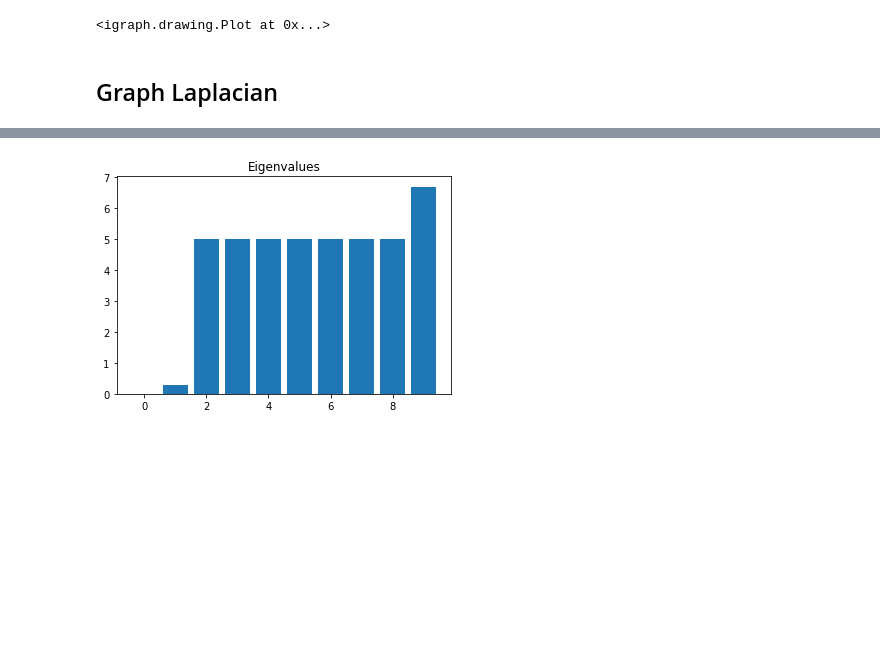
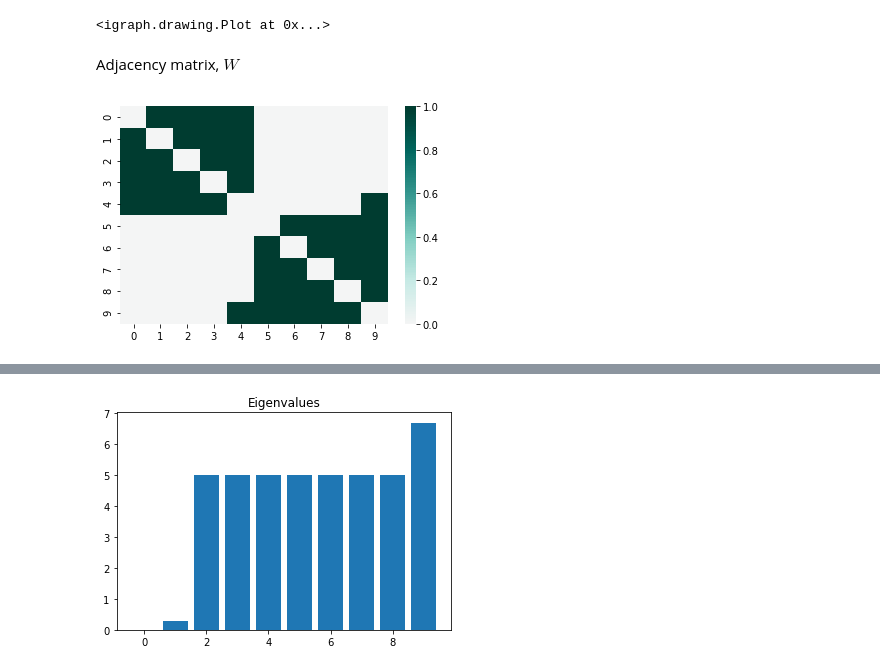
Before and after one commit to JohnReid/Spectral-Graph-Analysis, a Jupyter notebook: Spectral Graph Analysis.ipynb, the cells around one changed output, grey strips where cells are left out. Saved outputs shown, nothing was run; the diff lists cells and outputs as text; code cells hidden in the pictures; blank space fills up the shorter version.

```diff
--- a/Spectral Graph Analysis.ipynb
+++ b/Spectral Graph Analysis.ipynb
@@ -40,5 +41,11 @@ layout = g.layout_auto()
 ig.plot(g, layout = layout)
 # %% [output]
 <igraph.drawing.Plot at 0x...>
-# %% [markdown]
-## Graph Laplacian
+# %% [markdown]
+Adjacency matrix, $W$
+# %%
+fig, ax = plt.subplots()
+type(g.get_adjacency().data)
+ax = sns.heatmap(g.get_adjacency().data, ax=ax, center=0, cmap='BrBG')
+# %% [output]
+[figure, added]
```
Also changed, not shown: parts of 6 cells of this notebook.
